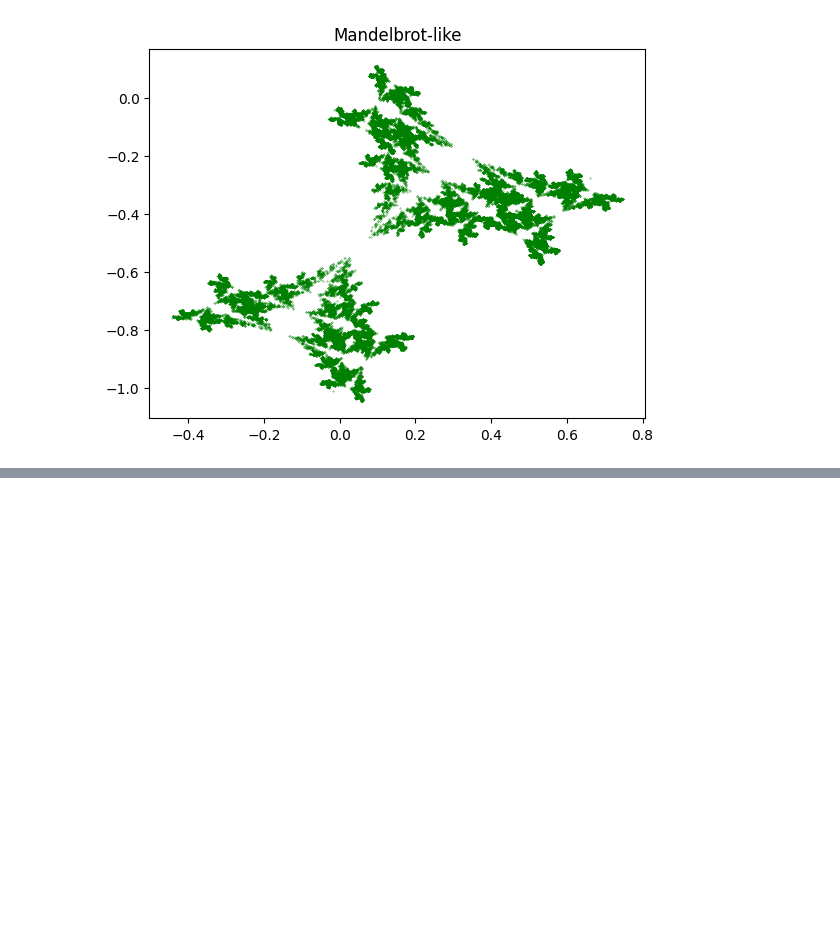
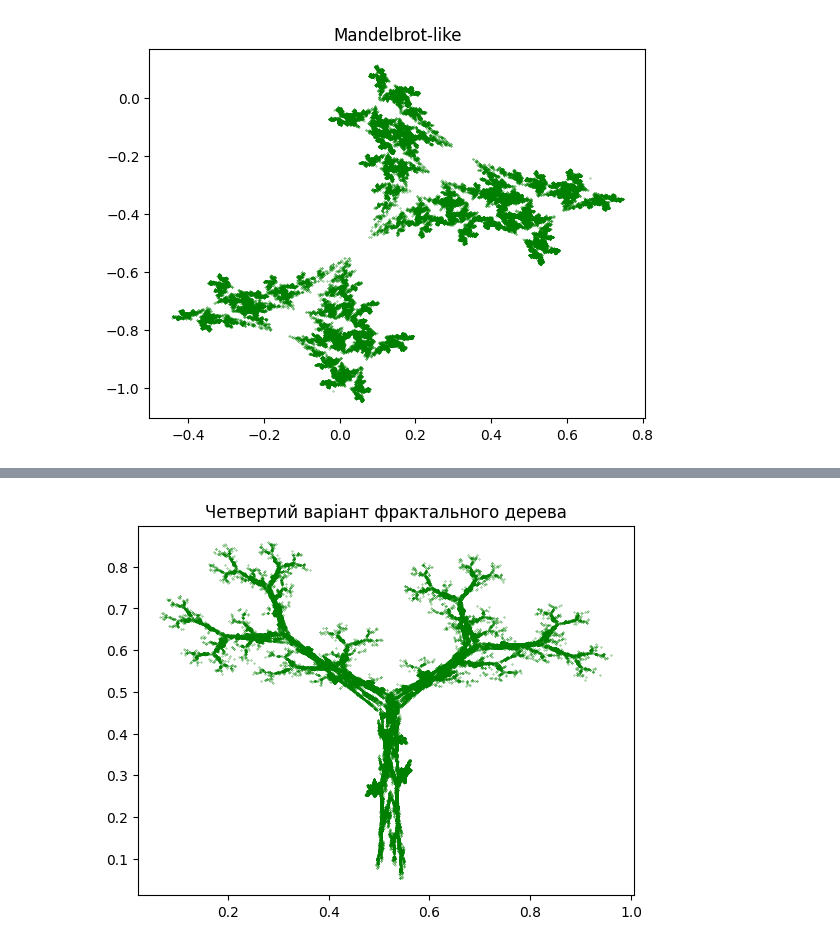
Before and after one commit to gre1wy/CompGraphic, a Jupyter notebook: Lab4/lab4.ipynb, the cells around one changed output, grey strips where cells are left out. Saved outputs shown, nothing was run; the diff lists cells and outputs as text; code cells hidden in the pictures; blank space fills up the shorter version.

```diff
--- a/Lab4/lab4.ipynb
+++ b/Lab4/lab4.ipynb
@@ -132,0 +72,13 @@ generate_barnsley_fern(rules)
+# %%
+rules = [
+    {'a': 0.1950, 'b': -0.4880, 'c': 0.3440, 'd': 0.4430, 'e': 0.4431, 'f': 0.2452, 'p': 0.2},
+    {'a': 0.4620, 'b': 0.4140, 'c': -0.2520, 'd': 0.3610, 'e': 0.2511, 'f': 0.5692, 'p': 0.2},
+    {'a': -0.6370, 'b': 0.0000, 'c': 0.0000, 'd': 0.5010, 'e': 0.8562, 'f': 0.2512, 'p': 0.2},
+    {'a': -0.0350, 'b': 0.0700, 'c': -0.4690, 'd': 0.0220, 'e': 0.4884, 'f': 0.5069, 'p': 0.2},
+    {'a': -0.0580, 'b': -0.0700, 'c': 0.4530, 'd': -0.1110, 'e': 0.5976, 'f': 0.0969, 'p': 0.2}
+]
+
+# Виклик функції з вашими наборами параметрів
+generate_fractal(rules, iterations=100000, name='Четвертий варіант фрактального дерева', p=True)
+# %% [output]
+[figure, added]
```
Also changed, not shown: parts of 11 cells of this notebook, 17 other files.
